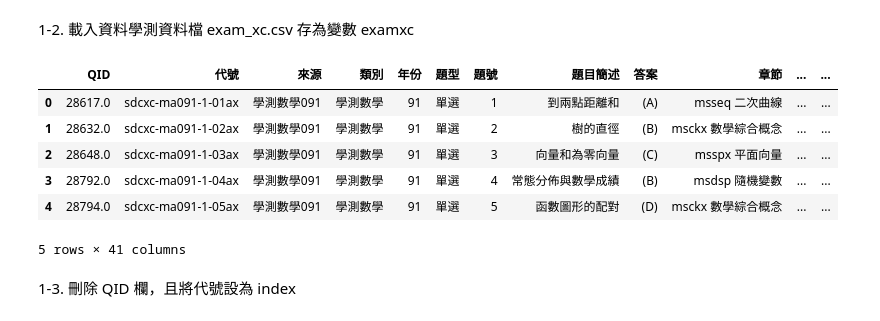
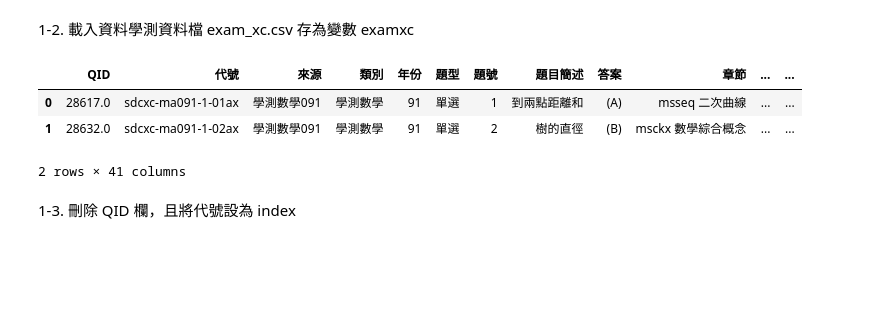
Before and after one commit to anchiang/examAnalysis, a Jupyter notebook: exma.ipynb, the cells around one changed output. Drawn from its saved outputs; the diff is of its cells as text; code cells hidden in the pictures; blank space fills up the shorter version.

```diff
--- a/exma.ipynb
+++ b/exma.ipynb
@@ -13,15 +13,12 @@ import seaborn as sns
 1-2. 載入資料學測資料檔 exam_xc.csv 存為變數 examxc
 # %%
 exam = pd.read_csv('exam_xc.csv')
-exam.head()
+exam.head(2)
 # %% [output]
 |  | QID | 代號 | 來源 | 類別 | 年份 | 題型 | 題號 | 題目簡述 | 答案 | 章節 | ... | ... |
 | 0 | 28617.0 | sdcxc-ma091-1-01ax | 學測數學091 | 學測數學 | 91 | 單選 | 1 | 到兩點距離和 | (A) | msseq 二次曲線 | ... | ... |
 | 1 | 28632.0 | sdcxc-ma091-1-02ax | 學測數學091 | 學測數學 | 91 | 單選 | 2 | 樹的直徑 | (B) | msckx 數學綜合概念 | ... | ... |
-| 2 | 28648.0 | sdcxc-ma091-1-03ax | 學測數學091 | 學測數學 | 91 | 單選 | 3 | 向量和為零向量 | (C) | msspx 平面向量 | ... | ... |
-| 3 | 28792.0 | sdcxc-ma091-1-04ax | 學測數學091 | 學測數學 | 91 | 單選 | 4 | 常態分佈與數學成績 | (B) | msdsp 隨機變數 | ... | ... |
-| 4 | 28794.0 | sdcxc-ma091-1-05ax | 學測數學091 | 學測數學 | 91 | 單選 | 5 | 函數圖形的配對 | (D) | msckx 數學綜合概念 | ... | ... |
-5 rows × 41 columns
+2 rows × 41 columns
 # %% [markdown]
 1-3. 刪除 QID 欄，且將代號設為 index
 # %%
```
Also changed, not shown: parts of 22 cells of this notebook.
